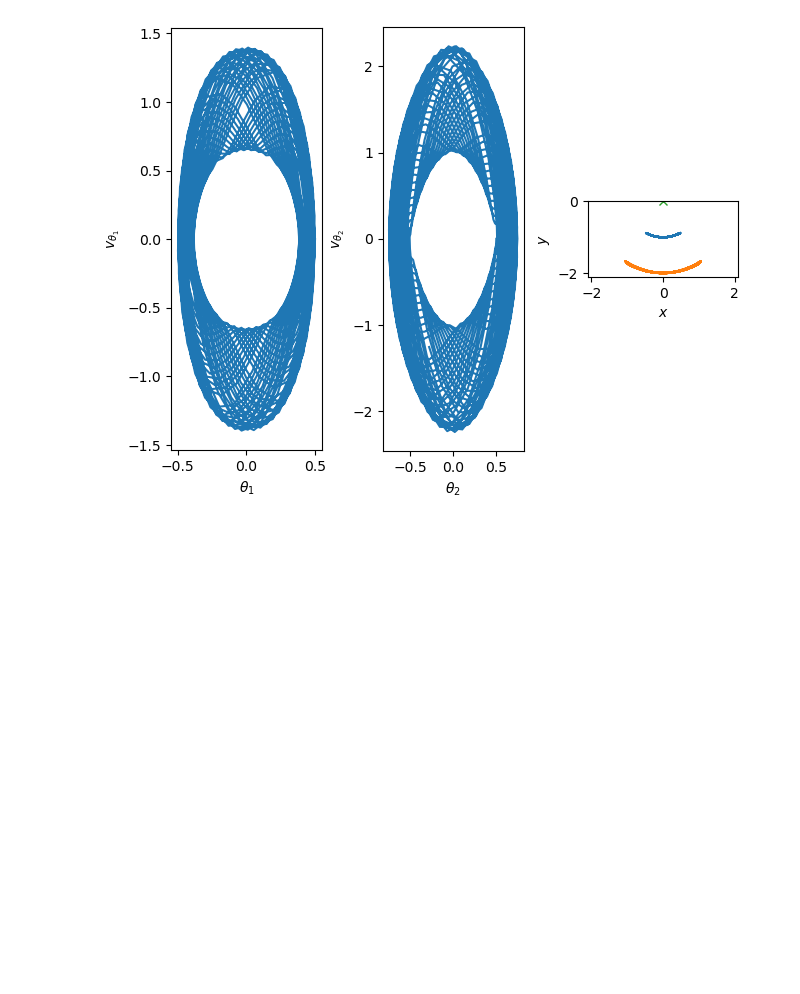
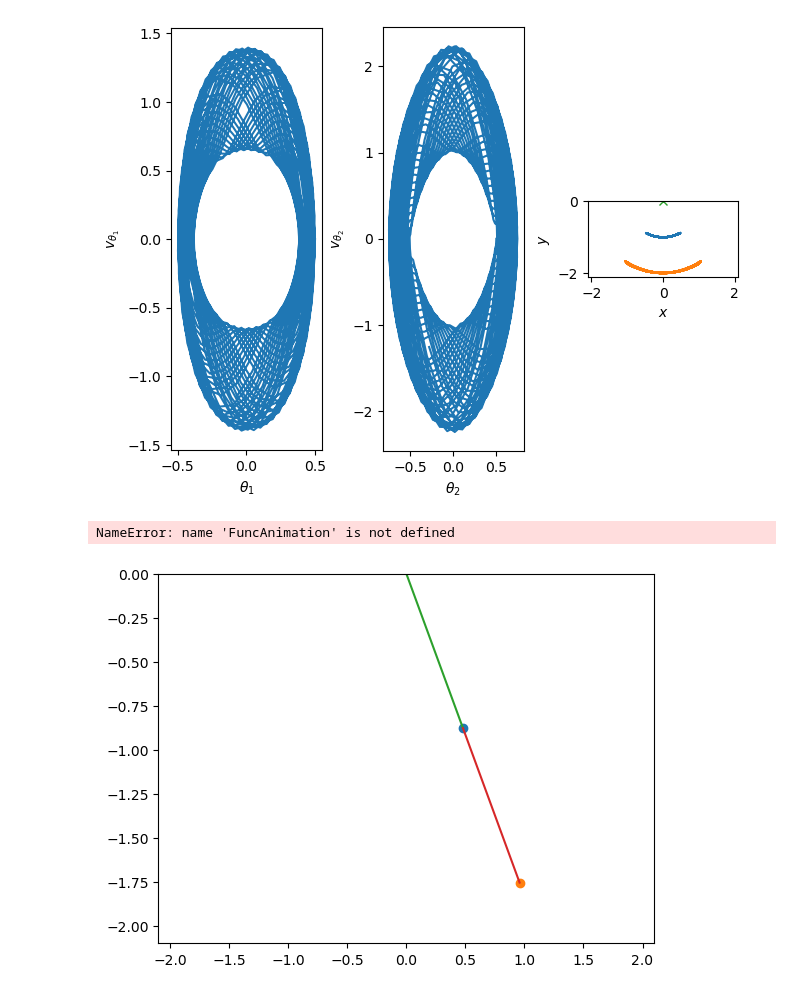
Before and after one commit to claudiash9-crypto/FisiComp26c, a Jupyter notebook: péndulo doble.ipynb, the cells around one changed output. Cells and saved outputs as stored; diff of their text form; code cells hidden in the pictures; blank space fills up the shorter version.

```diff
--- a/péndulo doble.ipynb
+++ b/péndulo doble.ipynb
@@ -63,3 +63,26 @@ ejes[2].set_aspect('equal')
 plt.show()
 # %% [output]
 [figure]
+# %%
+figura , ejes = plt.subplots()
+
+masa1, = ejes.plot(x1[0],y1[0],'o')
+masa2, = ejes.plot(x2[0],y2[0],'o')
+cuerda1, = ejes.plot([0,x1[0]],[0,y1[0]])
+cuerda2, = ejes.plot( [x1[0],x2[0]] , [y1[0],y2[0]])
+ejes.set_xlim([-2.1,2.1]) , ejes.set_ylim([-2.1,0])
+
+def cuadro(n):
+    masa1.set_xdata([x1[n],y1[n]])
+    masa2.set_xdata([x2[n],y2[n]])
+    cuerda1.set_data([0,x1[n]],[0,y1[n]])
+    cuerda2.set_data([x1[n],x2[n]],[y1[n],y2[n]])
+    return masa1,masa2,
+
+animacion = FuncAnimation(figura,cuadro,frames=len(t), interval = 41,blit=False)
+
+#HTML(animacion.to_html5_video()) # Usar esta linea si tengo compresor de video
+HTML(animacion.to_jshtml()) # Usar esta linea si NO tengo compresor de video
+# %% [output]
+NameError: name 'FuncAnimation' is not defined
+[figure, added]
```
Also changed, not shown: 3 other files.
